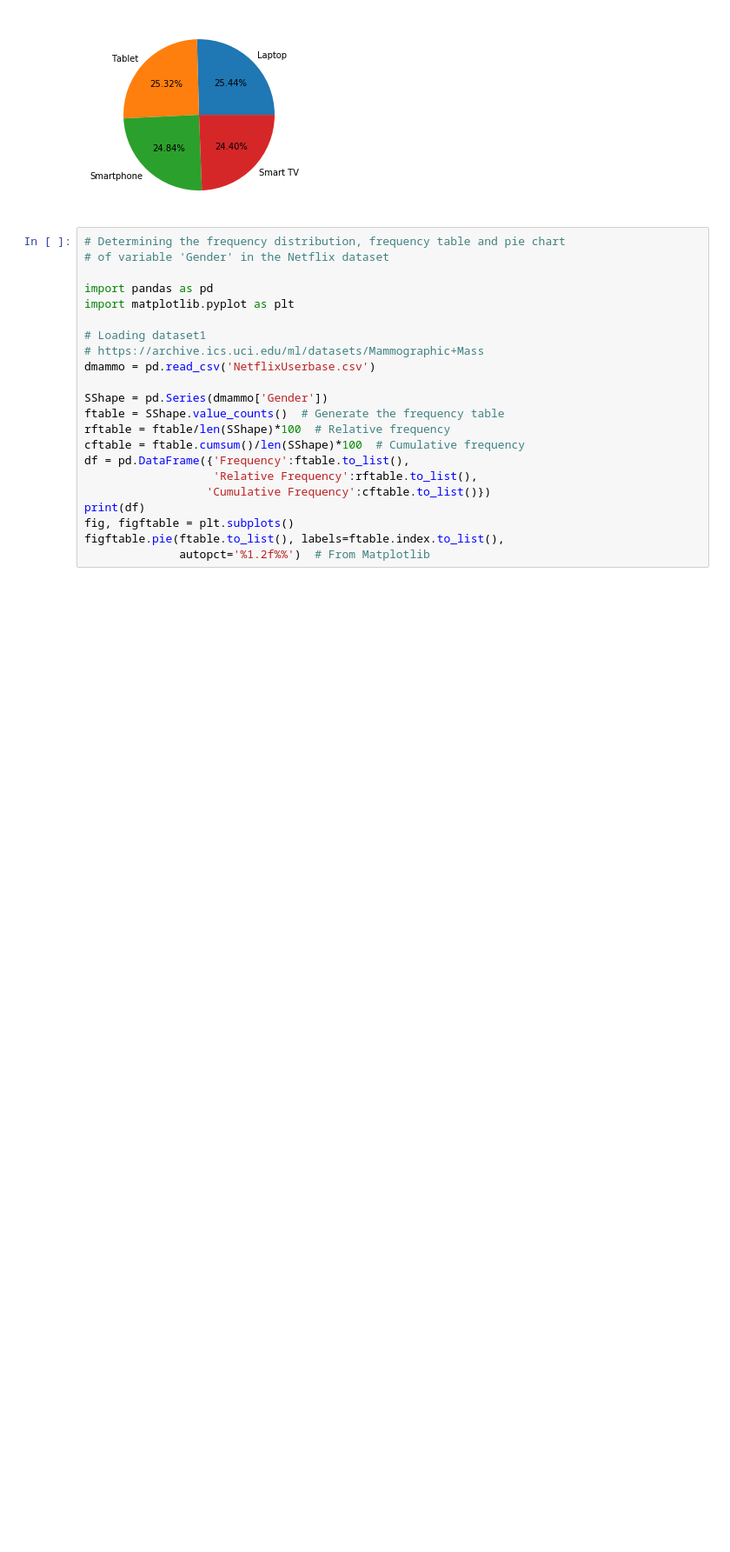
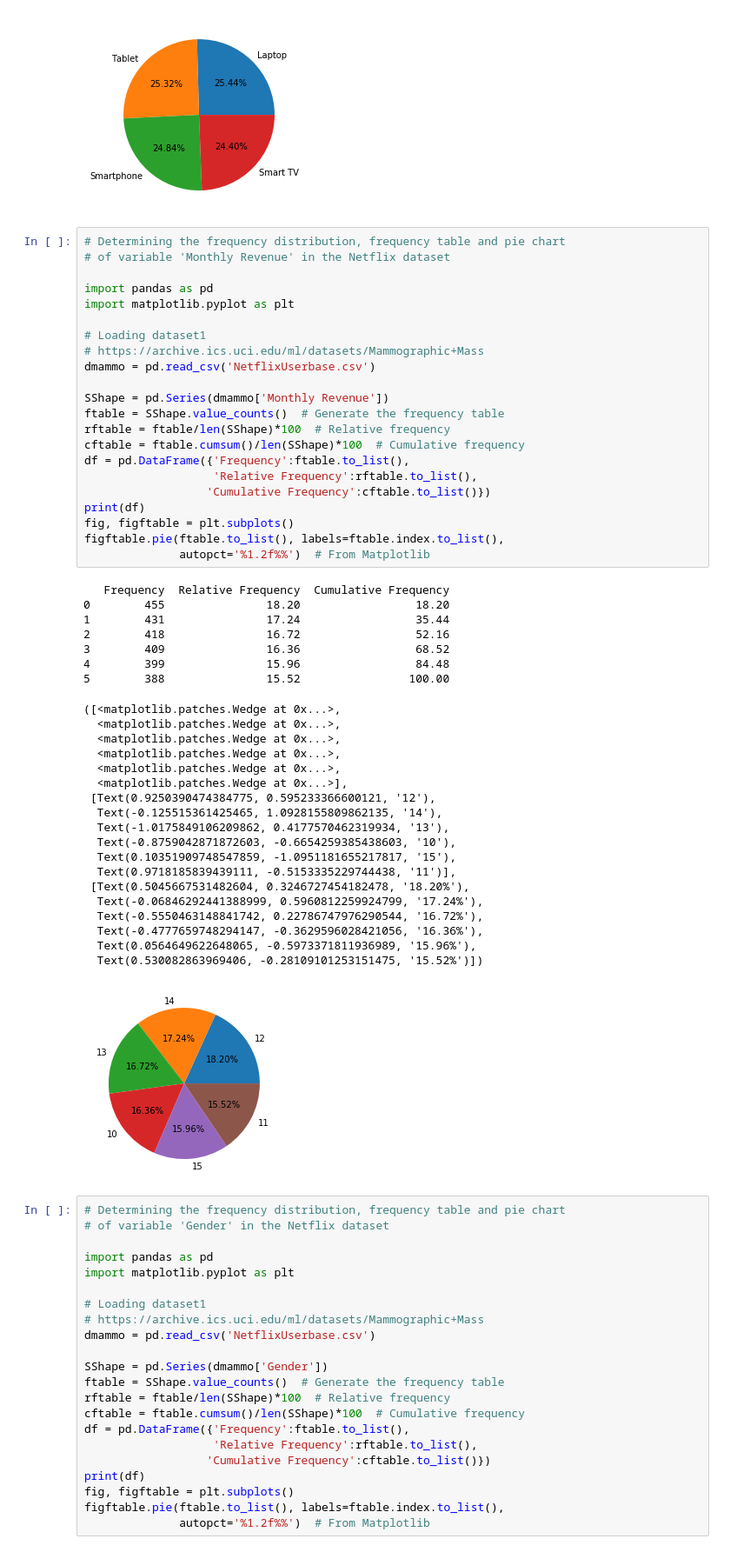
Before and after one commit to gsmith1098/Chapter3, a Jupyter notebook: Project1.ipynb, the cells around one changed output. Shown: that part at 87% size. Drawn from its saved outputs; the diff is of its cells as text; blank space fills up the shorter version.

```diff
--- a/Project1.ipynb
+++ b/Project1.ipynb
@@ -209,6 +209,55 @@ figftable.pie(ftable.to_list(), labels=ftable.index.to_list(),
   Text(-0.4057554065890921, -0.44199835975229645, '24.84%'),
   Text(0.43218545031451144, -0.4161919467462614, '24.40%')])
 [figure]
+# %%
+# Determining the frequency distribution, frequency table and pie chart
+# of variable 'Monthly Revenue' in the Netflix dataset
+
+import pandas as pd
+import matplotlib.pyplot as plt
+
+# Loading dataset1
+# https://archive.ics.uci.edu/ml/datasets/Mammographic+Mass
+dmammo = pd.read_csv('NetflixUserbase.csv')
+
+SShape = pd.Series(dmammo['Monthly Revenue'])
+ftable = SShape.value_counts()  # Generate the frequency table
+rftable = ftable/len(SShape)*100  # Relative frequency
+cftable = ftable.cumsum()/len(SShape)*100  # Cumulative frequency
+df = pd.DataFrame({'Frequency':ftable.to_list(),
+                   'Relative Frequency':rftable.to_list(),
+                  'Cumulative Frequency':cftable.to_list()})
+print(df)
+fig, figftable = plt.subplots()
+figftable.pie(ftable.to_list(), labels=ftable.index.to_list(),
+              autopct='%1.2f%%')  # From Matplotlib
+# %% [output]
+   Frequency  Relative Frequency  Cumulative Frequency
+0        455               18.20                 18.20
+1        431               17.24                 35.44
+2        418               16.72                 52.16
+3        409               16.36                 68.52
+4        399               15.96                 84.48
+5        388               15.52                100.00
+([<matplotlib.patches.Wedge at 0x...>,
+  <matplotlib.patches.Wedge at 0x...>,
+  <matplotlib.patches.Wedge at 0x...>,
+  <matplotlib.patches.Wedge at 0x...>,
+  <matplotlib.patches.Wedge at 0x...>,
+  <matplotlib.patches.Wedge at 0x...>],
+ [Text(0.9250390474384775, 0.595233366600121, '12'),
+  Text(-0.125515361425465, 1.0928155809862135, '14'),
+  Text(-1.0175849106209862, 0.4177570462319934, '13'),
+  Text(-0.8759042871872603, -0.6654259385438603, '10'),
+  Text(0.10351909748547859, -1.0951181655217817, '15'),
+  Text(0.9718185839439111, -0.5153335229744438, '11')],
+ [Text(0.5045667531482604, 0.3246727454182478, '18.20%'),
+  Text(-0.06846292441388999, 0.5960812259924799, '17.24%'),
+  Text(-0.5550463148841742, 0.22786747976290544, '16.72%'),
+  Text(-0.4777659748294147, -0.3629596028421056, '16.36%'),
+  Text(0.0564649622648065, -0.5973371811936989, '15.96%'),
+  Text(0.530082863969406, -0.28109101253151475, '15.52%')])
+[figure, added]
 # %%
 # Determining the frequency distribution, frequency table and pie chart
 # of variable 'Gender' in the Netflix dataset
```
Also changed, not shown: parts of 12 cells of this notebook.
